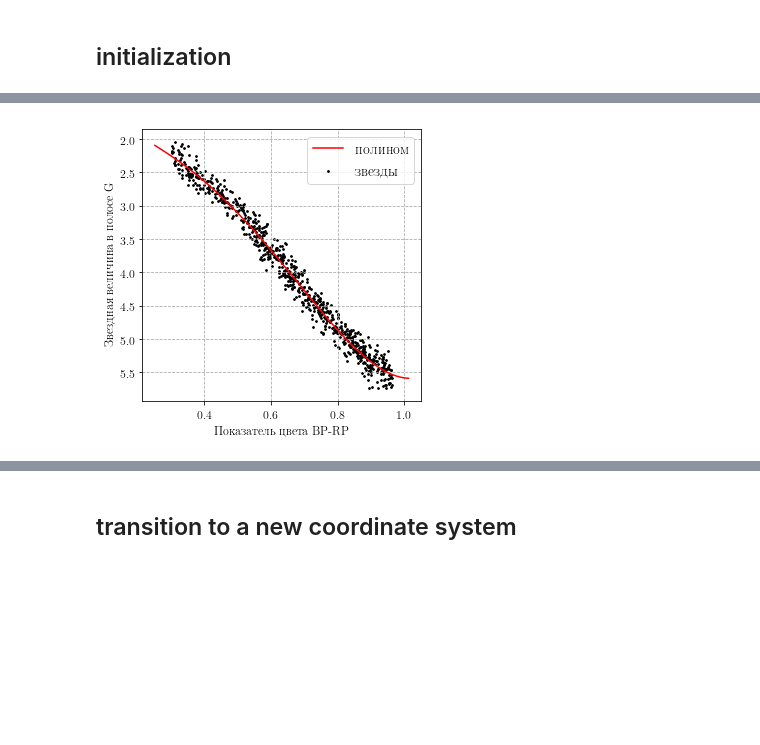
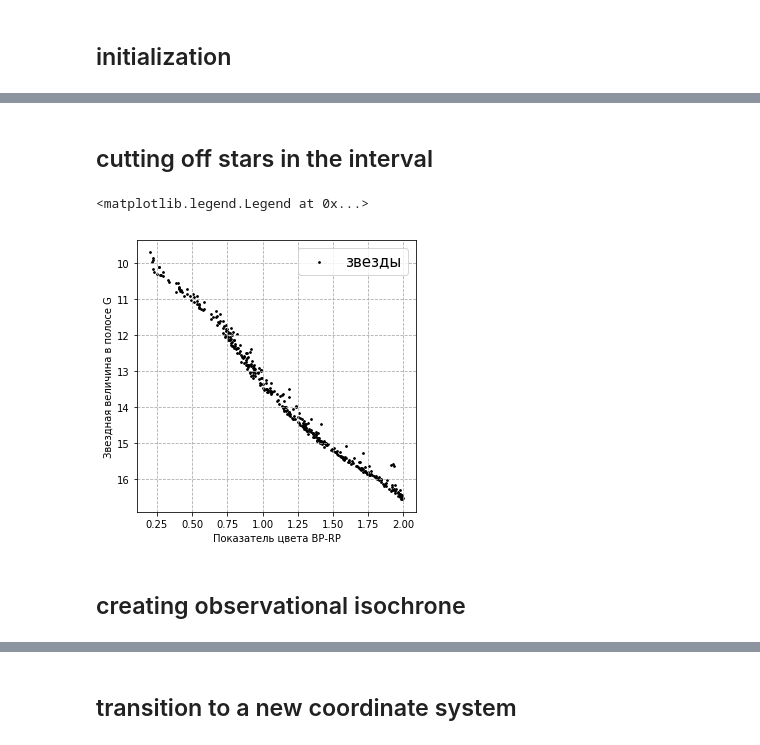
Before and after one commit to olgaborodina/GAIA_binaries, a Jupyter notebook: horizontal_MS.ipynb, the cells around one changed output, grey strips where cells are left out. Drawn from its saved outputs; the diff is of its cells as text; code cells hidden in the pictures; blank space fills up the shorter version.

```diff
--- a/horizontal_MS.ipynb
+++ b/horizontal_MS.ipynb
@@ -30,4 +36,4 @@ def read_file(filename):
         pass
     return df
 # %%
-singles_data = read_file(STARS_DIRECTORY / f'{CLUSTER}_separated_singles')
+all_stars = read_file(STARS_DIRECTORY / f'{CLUSTER}.asc')
@@ -50,23 +40,34 @@ singles_data = singles_data.drop(index_to_drop, axis=0)
+# %% [markdown]
+## cutting off stars in the interval
+# %%
+mask_probability = (all_stars['Ptot'] > 0.8)
+
+stars = all_stars[mask_probability].copy()
+stars['phot_color_mag'] = stars['phot_bp_mean_mag'] - stars['phot_rp_mean_mag']
+# %%
+mask_color = (stars['phot_color_mag'] > 0.2) & (stars['phot_color_mag'] < 2)
+
+stars = stars[mask_color]
+# %%
+#optional
+mask_giants = (stars['phot_g_mean_mag'] > 7)
+
+stars = stars[mask_giants]
 # %%
 fig, ax = plt.subplots(figsize=(5,5 ))
-ax.scatter (singles_data['BP_RP'] , singles_data['Gmag'] , c ='black', s = 3, label ='звезды')
-ax.plot(isochrone['BP_RP'],func_iso(isochrone['BP_RP']) , c ='red', lw = 1.5, label ='полином')
+ax.scatter (stars['phot_color_mag'] , stars['phot_g_mean_mag'] , c ='black', s = 3, label ='звезды')
+
 ax.grid(c='#aaaaaa', ls='--')
 locs, labels = plt.yticks()
 locs, labels = plt.xticks()
 ax.invert_yaxis()
 
-plt.rcParams.update({'font.size': 12})
-plt.rc('text', usetex=True)
-plt.rc('font', family='serif')
-plt.rc('text.latex', preamble=r'\usepackage[utf8]{inputenc}')
-plt.rc('text.latex', preamble=r'\usepackage[russian]{babel}')
-
 plt.xlabel('Показатель цвета BP-RP')
 plt.ylabel('Звездная величина в полосе G')
 ax.tick_params(axis='both', which='major')
 ax.legend(fontsize = 15)
-plt.savefig("polynomial_approximation.pdf", bbox_inches = 'tight')
-plt.show()
 # %% [output]
+<matplotlib.legend.Legend at 0x...>
-[figure, old version]
+[figure, new version]
+# %% [markdown]
+## creating observational isochrone
```
Also changed, not shown: parts of 33 cells of this notebook.
